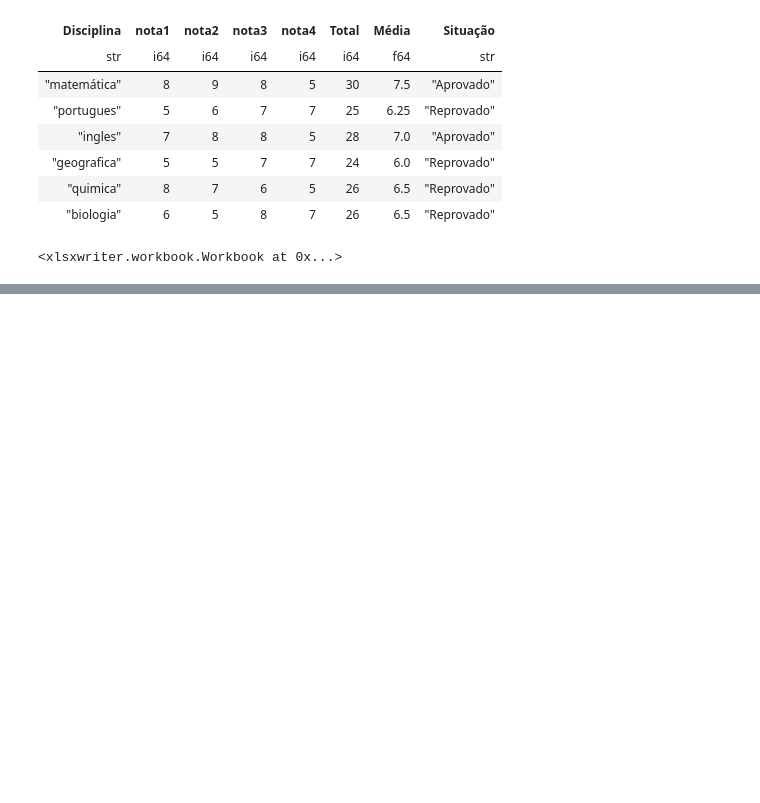
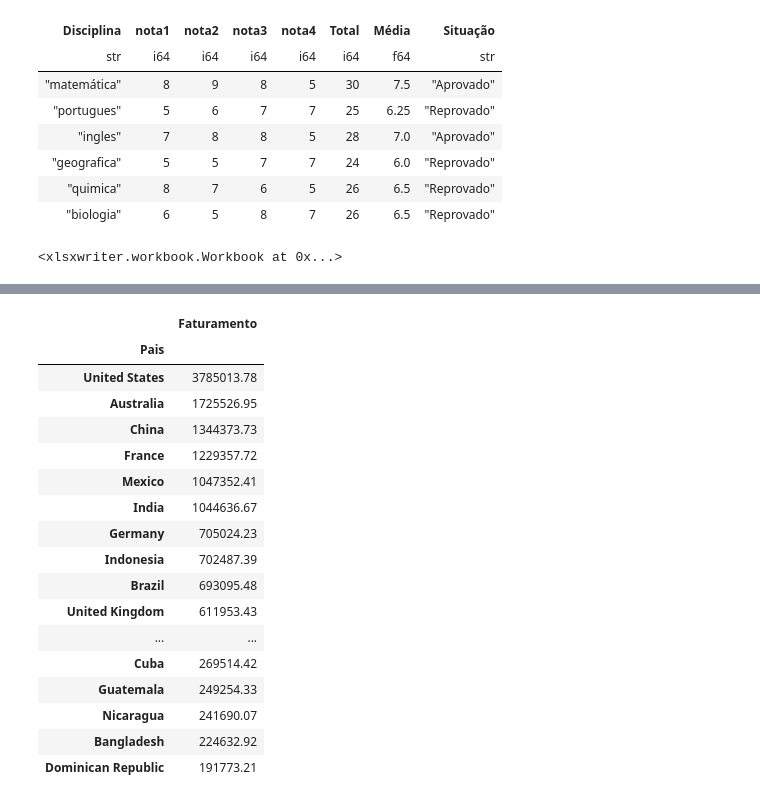
Before and after one commit to ResidenciaSerratecDados/PowerBI_Python, a Jupyter notebook: PowerBI_Python.ipynb, the cells around one changed output, grey strips where cells are left out. Cells and saved outputs as stored; diff of their text form; code cells hidden in the pictures; blank space fills up the shorter version.

```diff
--- a/PowerBI_Python.ipynb
+++ b/PowerBI_Python.ipynb
@@ -84,0 +299,28 @@ display(vendas.head(51291))
+# %%
+#Pergunta 6 - Quais países tiveram maiores vendas na categoria Móveis?
+movel = vendas['Categoria'] == 'Moveis'
+
+TopMoveis = {
+    'Faturamento': vendas[movel].groupby('Pais')['Valor_Total'].sum().sort_values(ascending=False)
+}
+TopMoveis = pd.DataFrame(TopMoveis)
+display(TopMoveis.head(20))
+# %% [output]
+|  | Faturamento |
+| Pais |  |
+| United States | 3785013.78 |
+| Australia | 1725526.95 |
+| China | 1344373.73 |
+| France | 1229357.72 |
+| Mexico | 1047352.41 |
+| India | 1044636.67 |
+| Germany | 705024.23 |
+| Indonesia | 702487.39 |
+| Brazil | 693095.48 |
+| United Kingdom | 611953.43 |
+| ... | ... |
+| Cuba | 269514.42 |
+| Guatemala | 249254.33 |
+| Nicaragua | 241690.07 |
+| Bangladesh | 224632.92 |
+| Dominican Republic | 191773.21 |
```
Also changed, not shown: parts of 13 cells of this notebook, 3 other files.
